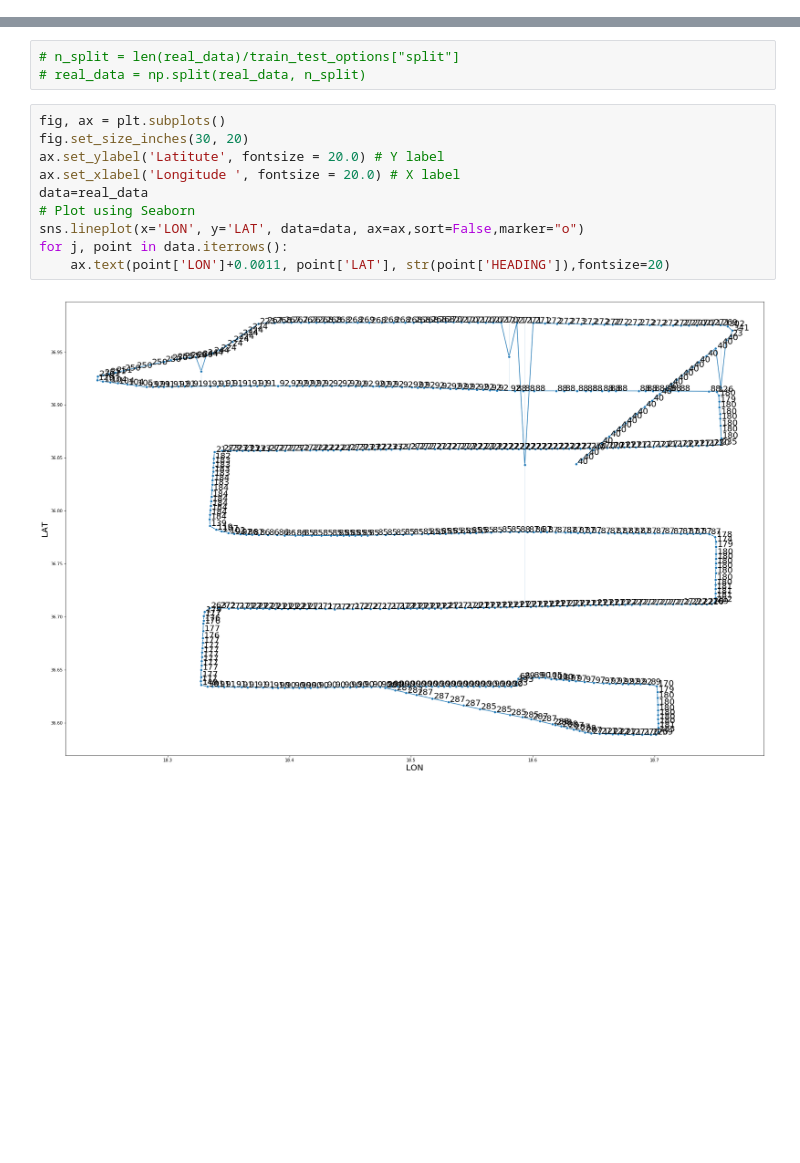
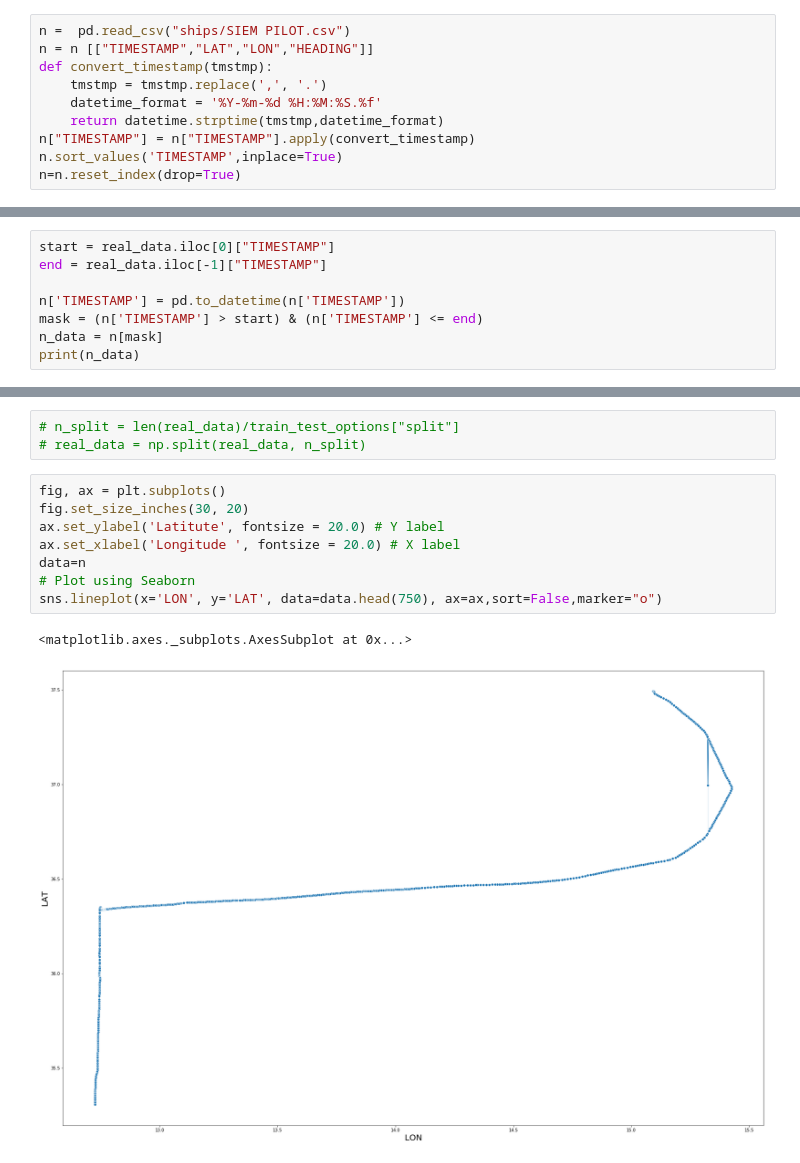
Before and after one commit to Barry-github/hua-thesis, a Jupyter notebook: notebooks/real_data_plotting.ipynb, the cells around one changed output, grey strips where cells are left out. Cells and saved outputs as stored; diff of their text form; blank space fills up the shorter version.

Commit message:
seperate ship/random movement opt/ model generator

```diff
--- a/notebooks/real_data_plotting.ipynb
+++ b/notebooks/real_data_plotting.ipynb
@@ -20,3 +19,13 @@ from tools.utils import standardize_data, print_genetic_param, print_settings, s
+# %%
+n =  pd.read_csv("ships/SIEM PILOT.csv")
+n = n [["TIMESTAMP","LAT","LON","HEADING"]]
+def convert_timestamp(tmstmp):
+    tmstmp = tmstmp.replace(',', '.')
+    datetime_format = '%Y-%m-%d %H:%M:%S.%f'
+    return datetime.strptime(tmstmp,datetime_format)
+n["TIMESTAMP"] = n["TIMESTAMP"].apply(convert_timestamp)
+n.sort_values('TIMESTAMP',inplace=True)
+n=n.reset_index(drop=True)
 # %%
 real_data =  pd.read_csv("../data/route.csv")
 real_data = real_data [["TIMESTAMP","LAT","LON","HEADING"]]
@@ -24,0 +53,8 @@ real_data=real_data.reset_index(drop=True)
+# %%
+start = real_data.iloc[0]["TIMESTAMP"]
+end = real_data.iloc[-1]["TIMESTAMP"]
+
+n['TIMESTAMP'] = pd.to_datetime(n['TIMESTAMP'])
+mask = (n['TIMESTAMP'] > start) & (n['TIMESTAMP'] <= end)
+n_data = n[mask]
+print(n_data)
@@ -28,12 +82,11 @@ real_data=real_data.reset_index(drop=True)
 # %%
 fig, ax = plt.subplots()
 fig.set_size_inches(30, 20)
 ax.set_ylabel('Latitute', fontsize = 20.0) # Y label
 ax.set_xlabel('Longitude ', fontsize = 20.0) # X label
-data=real_data
+data=n
 # Plot using Seaborn
-sns.lineplot(x='LON', y='LAT', data=data, ax=ax,sort=False,marker="o")
-for j, point in data.iterrows():
-    ax.text(point['LON']+0.0011, point['LAT'], str(point['HEADING']),fontsize=20)
+sns.lineplot(x='LON', y='LAT', data=data.head(750), ax=ax,sort=False,marker="o")
 # %% [output]
+<matplotlib.axes._subplots.AxesSubplot at 0x...>
-[figure, old version]
+[figure, new version]
```
Also changed, not shown: parts of 3 cells of this notebook, 5 other files.
